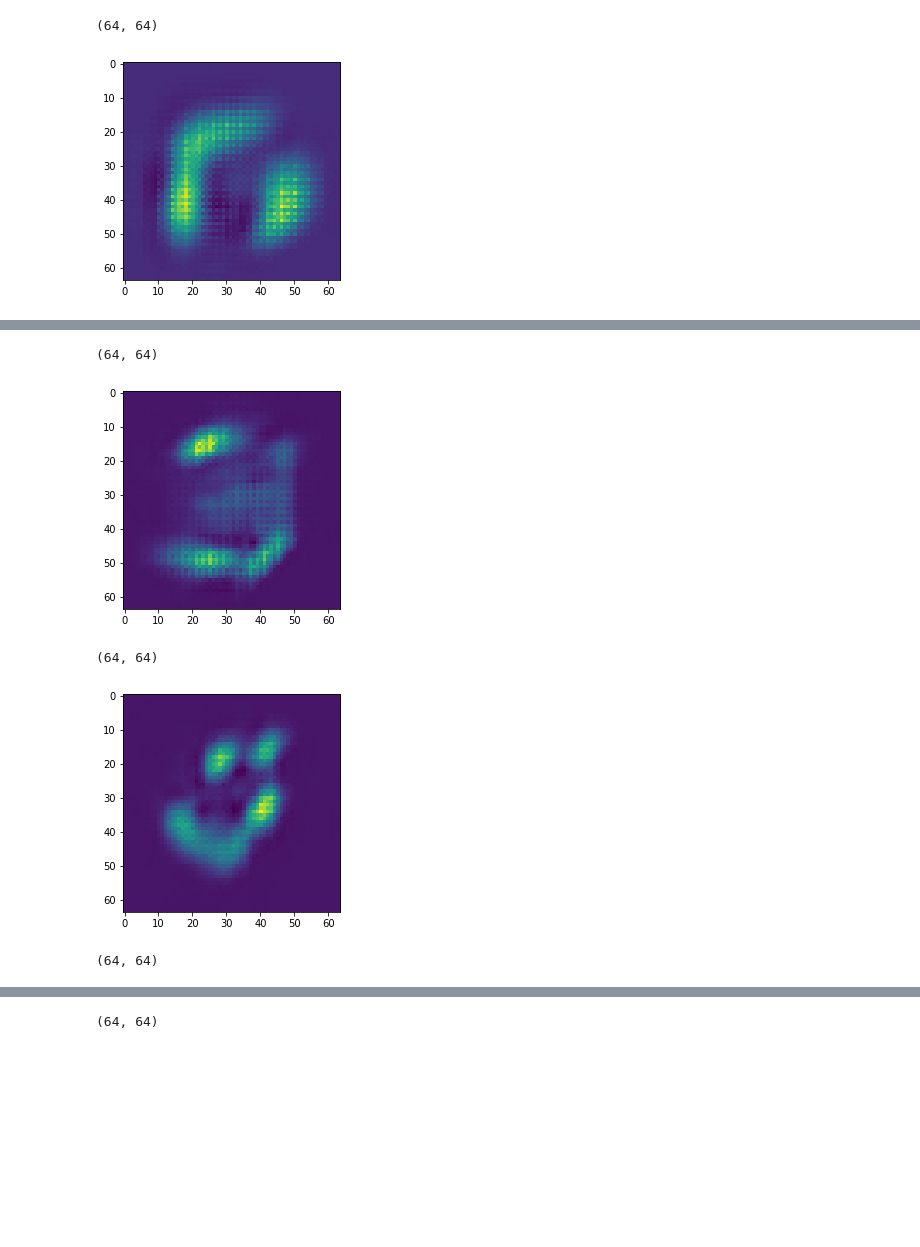
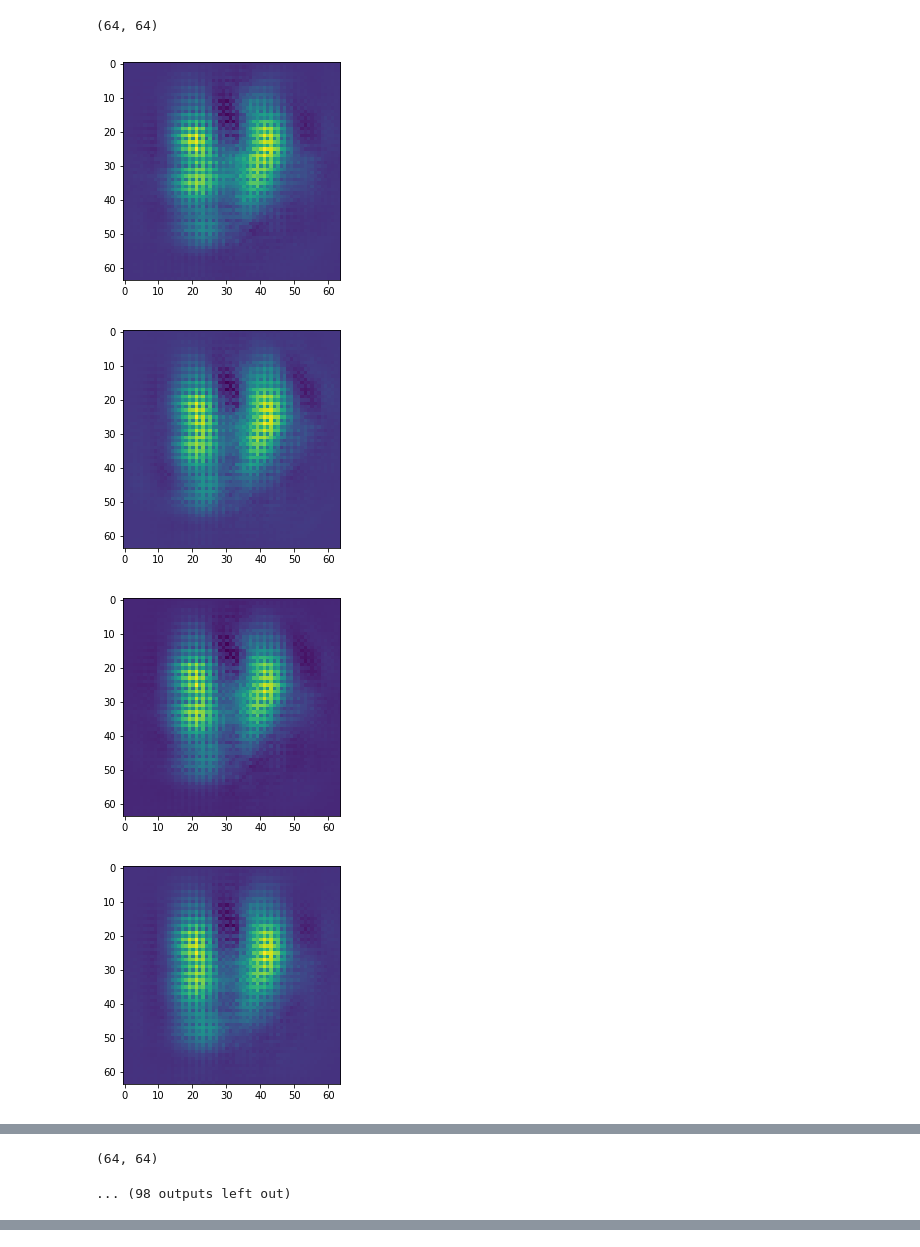
Before and after one commit to callaunchpad/GrubGen, a Jupyter notebook: src/python/model/visual.ipynb, the cells around one changed output, grey strips where cells are left out. Drawn from its saved outputs; the diff is of its cells as text; code cells hidden in the pictures; blank space fills up the shorter version.

```diff
--- a/src/python/model/visual.ipynb
+++ b/src/python/model/visual.ipynb
@@ -1,9 +1,9 @@
 # %%
 import numpy as np
 import scipy
-disc_array = np.load('./ac-gan/discLoss2.npy')
-gen_array = np.load('./ac-gan/genLoss2.npy')
-samples_array = np.load('./ac-gan/samples2.npy')
+disc_array = np.load('./ac-gan/discLoss3.npy')
+gen_array = np.load('./ac-gan/genLoss3.npy')
+samples_array = np.load('./ac-gan/samples3.npy')
 
 print(disc_array.shape)
 print(gen_array.shape)
@@ -27,9 +28,13 @@ plt.show()
 # %%
 import matplotlib.image as mpimg
 for k in samples_array:
     print(k[0][:,:,0].shape)
-    plt.imshow(k[0][:,:,0])
-    plt.show()
+    for i in range(len(k)):
+        plt.imshow(k[i][:,:,0])
+        plt.show()
 # %% [output]
 (64, 64)
-[figure, old version]
+[figure, new version]
+[figure, new version]
+[figure, new version]
+[figure, new version]
@@ -36,5 +47,2 @@ for k in samples_array:
 (64, 64)
-[figure, old version]
-(64, 64)
+... (98 outputs left out)
-[figure, old version]
-(64, 64)
@@ -42 +48,0 @@ for k in samples_array:
-(64, 64)
```
Also changed, not shown: parts of 4 cells of this notebook, 2 other files.
